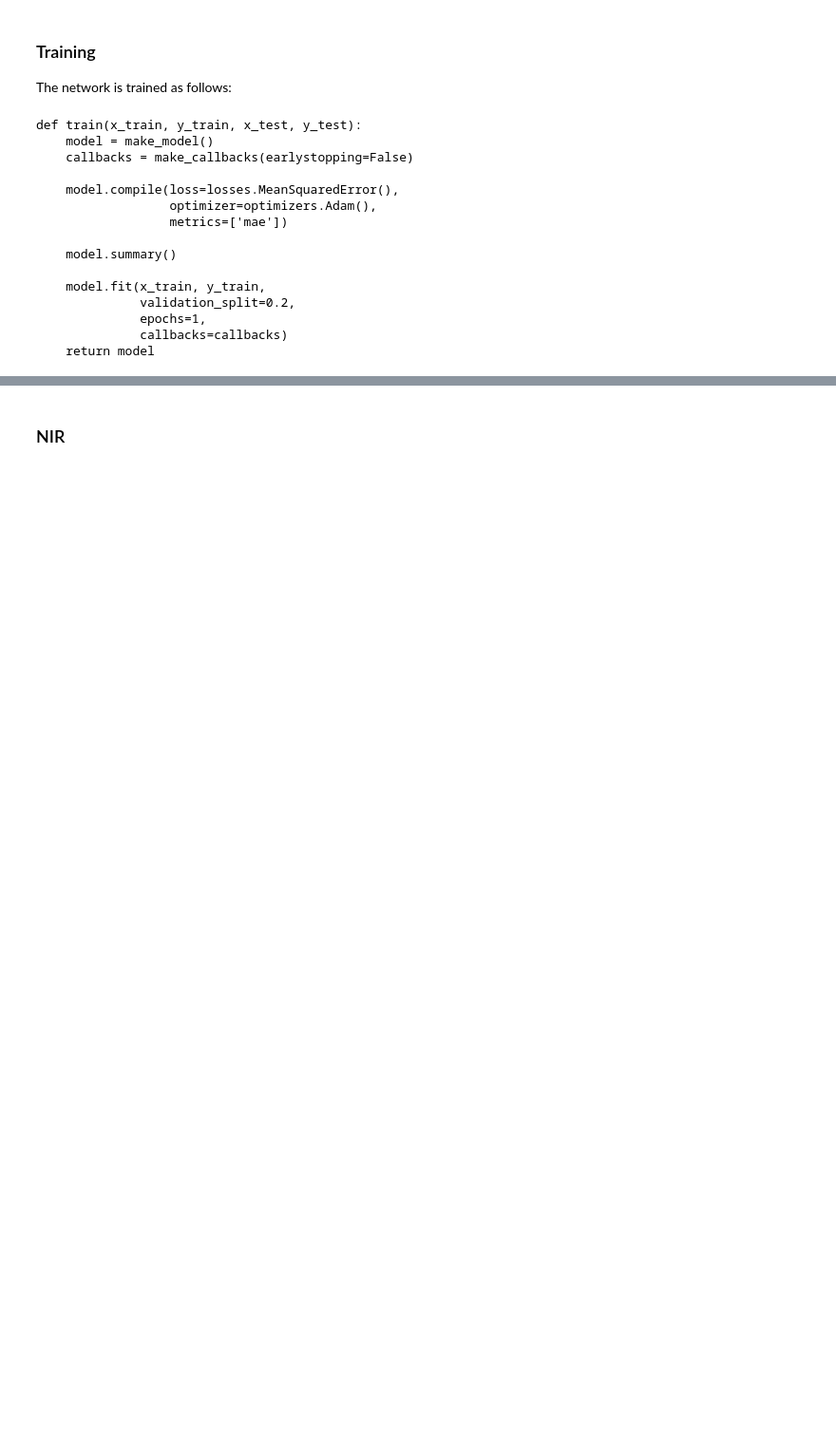
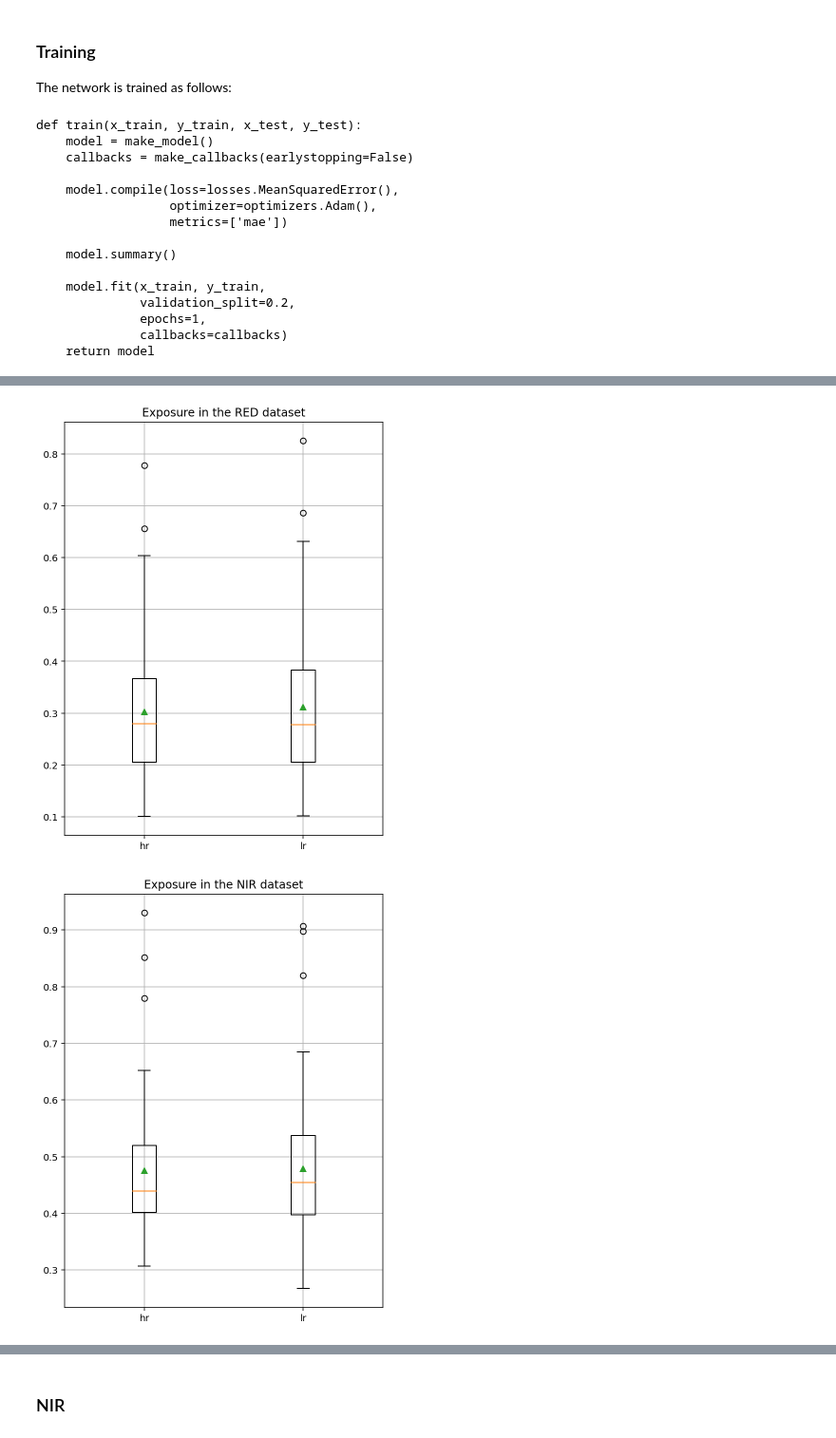
Before and after one commit to maciejzj/cnn-res-degrader, a Jupyter notebook: cnn_res_degrader.ipynb, the cells around one changed output, grey strips where cells are left out. Shown: that part at 95% size. Drawn from its saved outputs; the diff is of its cells as text; code cells hidden in the pictures; blank space fills up the shorter version.

Commit message:
Add box plots for exposure in jupyter

```diff
--- a/cnn_res_degrader.ipynb
+++ b/cnn_res_degrader.ipynb
@@ -97 +117,21 @@ def train(x_train, y_train, x_test, y_test):
+# %%
+def demo_xy_exposure_boxplot(dataset_path, title):
+    _, _, x, y = make_data(dataset_path)
+    sets = [x, y]
+    sets_labels = ['hr', 'lr']
+    box_data = []
+    for img_set in sets:
+        box_data.append([img.mean() for img in img_set])
+
+    plt.figure(figsize=(6, 8))
+    plt.boxplot(box_data, labels=sets_labels, showmeans=True)
+    plt.title(title)
+    plt.grid(True)
+    plt.show()
+
+demo_xy_exposure_boxplot('data/dat-red-one-per-scene.npy', 'Exposure in the RED dataset')
+demo_xy_exposure_boxplot('data/dat-nir-one-per-scene.npy', 'Exposure in the NIR dataset')
+# %% [output]
+[figure, added]
+[figure, added]
 # %% [markdown]
```
Also changed, not shown: parts of 8 cells of this notebook.
